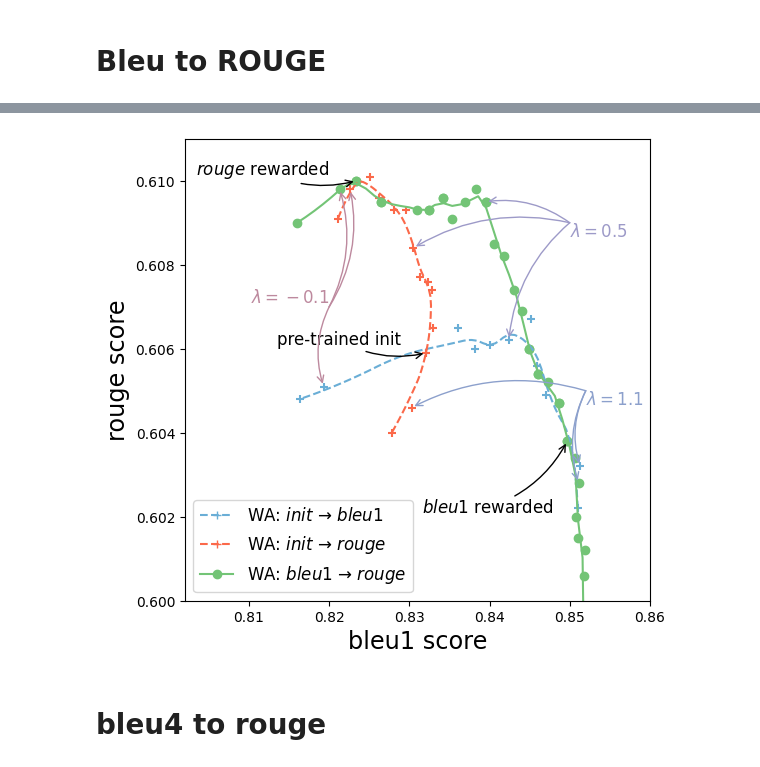
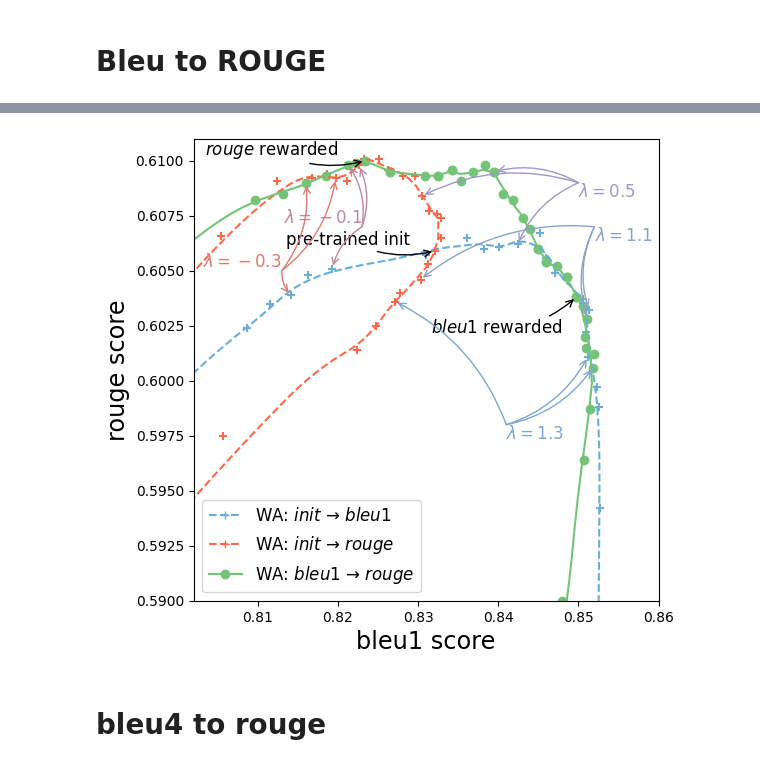
Before and after one commit to alexrame/domainbedv2, a Jupyter notebook: notebooks/rl/captioning/wa_rl_captioning.ipynb, the cells around one changed output, grey strips where cells are left out. Saved outputs shown, nothing was run; the diff lists cells and outputs as text; code cells hidden in the pictures.

```diff
--- a/notebooks/rl/captioning/wa_rl_captioning.ipynb
+++ b/notebooks/rl/captioning/wa_rl_captioning.ipynb
@@ -218,7 +225,7 @@ fig_dr = plot_captioning(
     order="savgol_3_1_quadratic",
     _dict_key_to_limit={
         "Bleu_1": [0.802, 0.86],
-        "ROUGE_L": [0.60, 0.611],
+        "ROUGE_L": [0.59, 0.611],
         # "METEOR": [0.29, 0.32]
     },
     list_indexes=[1, 3, 5],
@@ -296,7 +303,7 @@ plot.plt.annotate(
     arrowprops=arrowpropskey
 )
 
-xytext = (0.82, 0.607)
+xytext = (0.823, 0.607)
 key = 4
 arrowpropskey = dict(arrowstyle='->', connectionstyle='arc3,rad=0.2', linewidth=1, shrinkA=0, color=colors[key])
 
@@ -332,7 +339,43 @@ plot.plt.annotate(
     arrowprops=arrowpropskey
 )
 
-xytext = (0.852, 0.605)
+xytext = (0.813, 0.605)
+key = 5
+arrowpropskey = dict(arrowstyle='->', connectionstyle='arc3,rad=0.2', linewidth=1, shrinkA=0, color=colors[key])
+
+plot.plt.annotate(
+    r"$\lambda=-0.3$",
+    xy=xytext,
+    xytext=xytext,
+    ha='right',
+    va="bottom",
+    size=plot.SIZE,
+    color=colors[key]
+)
+
+plot.plt.annotate(
+    "",
+    xy=(get_at_coeff(fts_bleurouge.l_extra, coeff=1.3)[key_x], get_at_coeff(fts_bleurouge.l_extra, coeff=1.3)[key_y]),
+    xytext=xytext,
+    size=plot.SIZE,
+    arrowprops=arrowpropskey
+)
+plot.plt.annotate(
+    "",
+    xy=(get_at_coeff(fts_bleu.l_extra, coeff=1.3)[key_x], get_at_coeff(fts_bleu.l_extra, coeff=1.3)[key_y]),
+    xytext=xytext,
+    size=plot.SIZE,
+    arrowprops=arrowpropskey
+)
+plot.plt.annotate(
+    "",
+    xy=(get_at_coeff(fts_rouge.l_extra, coeff=-0.3)[key_x], get_at_coeff(fts_rouge.l_extra, coeff=-0.3)[key_y]),
+    xytext=xytext,
+    size=plot.SIZE,
+    arrowprops=arrowpropskey
+)
+
+xytext = (0.852, 0.607)
 key = 2
 arrowpropskey = dict(arrowstyle='->', connectionstyle='arc3,rad=0.2', linewidth=1, shrinkA=0, color=colors[key])
 
@@ -343,34 +386,70 @@ plot.plt.annotate(
     ha='left',
     va="top",
     size=plot.SIZE,
     color=colors[key]
 )
 
 plot.plt.annotate(
     "",
     xy=(get_at_coeff(fts_bleurouge.l_extra, coeff=-0.1)[key_x], get_at_coeff(fts_bleurouge.l_extra, coeff=-0.1)[key_y]),
     xytext=xytext,
     size=plot.SIZE,
     arrowprops=arrowpropskey
 )
 plot.plt.annotate(
     "",
     xy=(get_at_coeff(fts_bleu.l_extra, coeff=-0.1)[key_x], get_at_coeff(fts_bleu.l_extra, coeff=-0.1)[key_y]),
     xytext=xytext,
     size=plot.SIZE,
     arrowprops=arrowpropskey
 )
 plot.plt.annotate(
     "",
     xy=(get_at_coeff(fts_rouge.l_extra, coeff=1.1)[key_x], get_at_coeff(fts_rouge.l_extra, coeff=1.1)[key_y]),
     xytext=xytext,
     size=plot.SIZE,
     arrowprops=arrowpropskey
 )
 
+xytext = (0.841, 0.598)
+key = 1
+arrowpropskey = dict(arrowstyle='->', connectionstyle='arc3,rad=0.2', linewidth=1, shrinkA=0, color=colors[key])
+
+plot.plt.annotate(
+    r"$\lambda=1.3$",
+    xy=xytext,
+    xytext=xytext,
+    ha='left',
+    va="top",
+    size=plot.SIZE,
+    color=colors[key]
+)
+
+plot.plt.annotate(
+    "",
+    xy=(get_at_coeff(fts_bleurouge.l_extra, coeff=-0.3)[key_x], get_at_coeff(fts_bleurouge.l_extra, coeff=-0.3)[key_y]),
+    xytext=xytext,
+    size=plot.SIZE,
+    arrowprops=arrowpropskey
+)
+plot.plt.annotate(
+    "",
+    xy=(get_at_coeff(fts_bleu.l_extra, coeff=-0.3)[key_x], get_at_coeff(fts_bleu.l_extra, coeff=-0.3)[key_y]),
+    xytext=xytext,
+    size=plot.SIZE,
+    arrowprops=arrowpropskey
+)
+plot.plt.annotate(
+    "",
+    xy=(get_at_coeff(fts_rouge.l_extra, coeff=1.3)[key_x], get_at_coeff(fts_rouge.l_extra, coeff=1.3)[key_y]),
+    xytext=xytext,
+    size=plot.SIZE,
+    arrowprops=arrowpropskey
+)
+
 plot.save_fig(fig=fig_dr, name="captioning/pareto_captioning_bleu1torouge_extra.pdf", do_save=do_save)
 # %% [output]
-[figure, old version]
+[figure, new version]
 # %% [markdown]
 # bleu4 to rouge
 # %%
```
Also changed, not shown: parts of 14 cells of this notebook, 3 other files.
